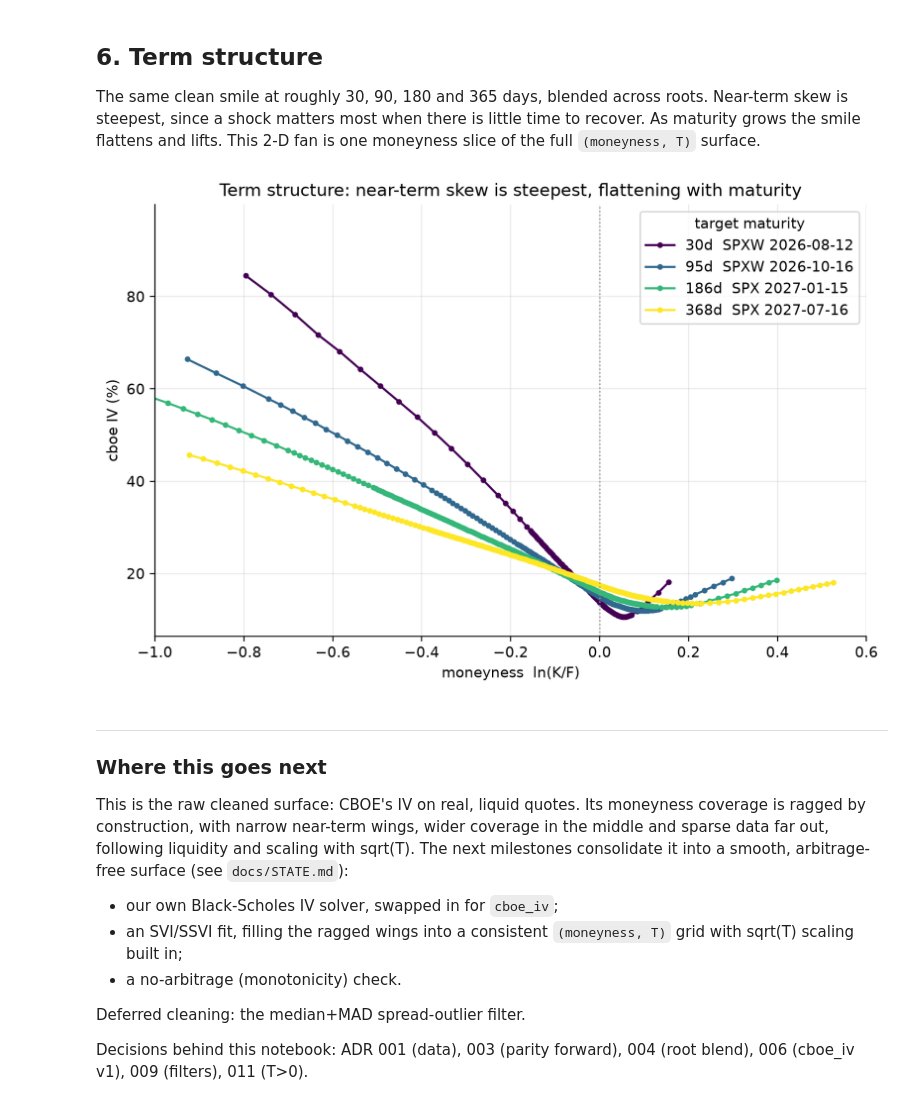
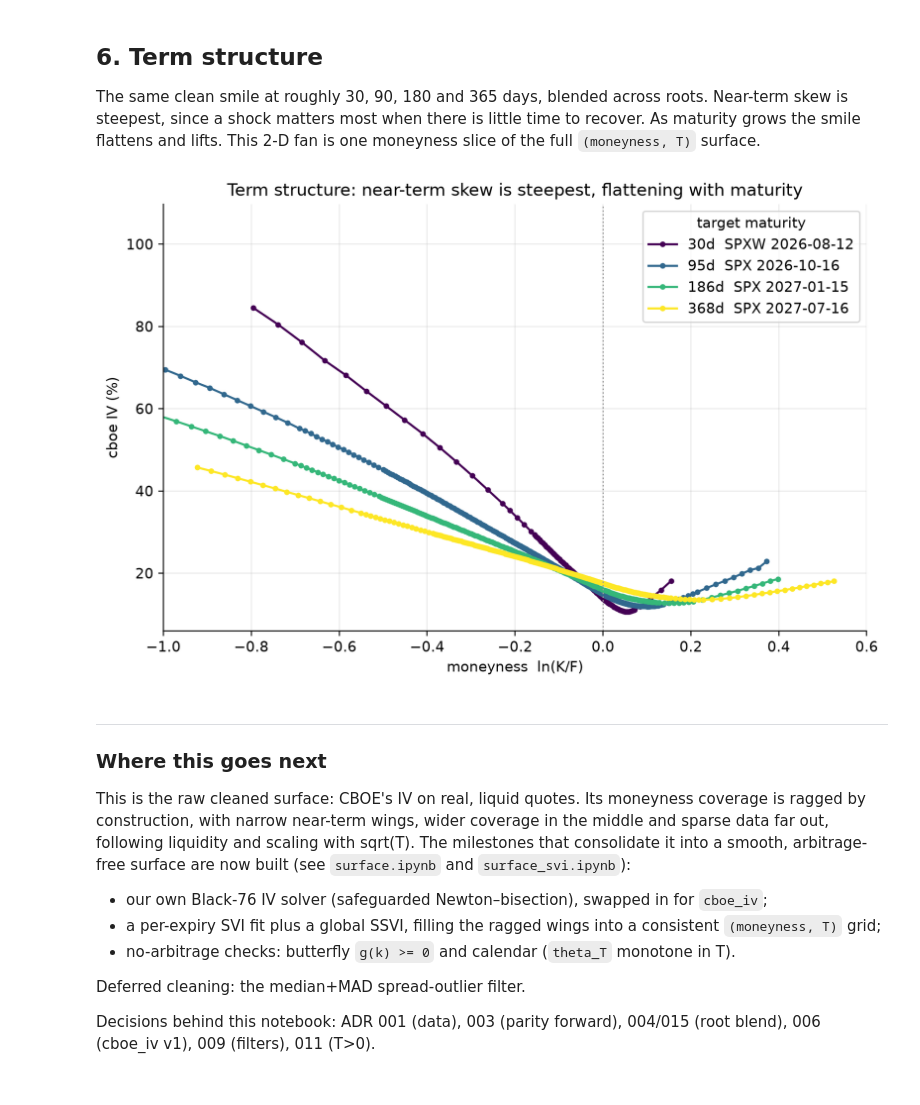
Before and after one commit to bsinek/quant-research, a Jupyter notebook: vol-surface/notebooks/eda.ipynb, the cells around one changed output. Cells and saved outputs as stored; diff of their text form; code cells hidden in the pictures.

```diff
--- a/vol-surface/notebooks/eda.ipynb
+++ b/vol-surface/notebooks/eda.ipynb
@@ -75,9 +72,11 @@ def build_clean(frame, r: float = 0.04):
     """Raw chain -> clean OTM quotes on a moneyness axis (the v1 pipeline, ADR 009/011).
 
     bid/ask>0 + T>0  ->  parity forward per expiry  ->  keep the OTM side  ->  moneyness
-    m = ln(K/F). Adds columns F and m. (Trade-count filters,
-    staleness and volume, are dropped from v1: they discard tight never-traded quotes, which are fine off the mid.
-    A spread-based liquidity filter is the deferred next step.)
+    m = ln(K/F). Adds columns F and m. Keeps BOTH roots — the coverage (§1) and convergence
+    (§2) sections need them; the surface's per-expiry root choice is applied separately by
+    `blend_roots`. (Trade-count filters, staleness and volume, are dropped from v1: they
+    discard tight never-traded quotes, which are fine off the mid. A spread-based liquidity
+    filter is the deferred next step.)
     """
     d = frame[bidask_mask(frame) & expiry_mask(frame)].copy()
     d["F"] = d["expiry"].map(forward_by_expiry(d, r))
@@ -88,9 +87,10 @@ def build_clean(frame, r: float = 0.04):
 
 
 def pick_slice(clean, target_days: int):
-    """Nearest-to-target expiry, preferring SPXW on overlap (the root-blend rule, ADR 004).
+    """Nearest-to-target expiry and its OTM slice, from a one-root-per-expiry frame.
 
-    Returns (expiry, days, slice_frame, root).
+    Fed `BLENDED` (post-`blend_roots`), so the root it returns is the surface's actual choice
+    for that expiry — SPXW near, SPX beyond 60d (ADR 015). Returns (expiry, days, slice, root).
     """
     exp = nearest_expiry(clean["expiry"], target_days)
     sl = clean[clean["expiry"] == exp]
@@ -98,6 +98,8 @@ def pick_slice(clean, target_days: int):
     return exp, days_to(exp), sl[sl["root"] == root], root
 
 
-CLEAN = build_clean(df)
-print(f"clean OTM quotes: {len(CLEAN):,} across {CLEAN['expiry'].nunique()} expiries")
+CLEAN = build_clean(df)                       # both roots, for coverage + convergence
+BLENDED = blend_roots(CLEAN)                  # one root per expiry: SPXW <=60d, richest beyond (ADR 015)
+print(f"clean OTM quotes: {len(CLEAN):,} (both roots) -> {len(BLENDED):,} after root blend, "
+      f"across {BLENDED['expiry'].nunique()} expiries")
 # %% [output]
@@ -276,7 +283,7 @@ surface gets built from.
 The downward slope to the left is the equity skew. Crash protection is bid up, so
 out-of-the-money puts carry higher IV than calls.
 # %%
-_, _, sl30, _ = pick_slice(CLEAN, 30)
+_, _, sl30, _ = pick_slice(BLENDED, 30)
 fig, ax = plt.subplots(figsize=(9, 5))
 for t, c, lab in [("P", C_PUT, "put"), ("C", C_CALL, "call")]:
     s = sl30[sl30["type"] == t].sort_values("m")
@@ -300,37 +307,38 @@ maturity grows the smile flattens and lifts. This 2-D fan is one moneyness slice
 # %%
 targets = [30, 90, 180, 365]
 cmap = plt.get_cmap("viridis")
 fig, ax = plt.subplots(figsize=(9, 5.5))
 for i, td in enumerate(targets):
-    exp, dd, sl, root = pick_slice(CLEAN, td)
+    exp, dd, sl, root = pick_slice(BLENDED, td)
     s = sl.sort_values("m")
     ax.plot(s["m"], s["cboe_iv"] * 100, "-o", ms=3,
             color=cmap(i / (len(targets) - 1)),
             label=f"{dd}d  {root} {pd.Timestamp(exp).date()}")
 ax.axvline(0, color="#999", lw=1, ls=":")
 ax.set_xlim(-1.0, 0.6)
 ax.set_xlabel("moneyness  ln(K/F)")
 ax.set_ylabel("cboe IV (%)")
 ax.set_title("Term structure: near-term skew is steepest, flattening with maturity")
 ax.legend(title="target maturity")
 plt.show()
 # %% [output]
-[figure, old version]
+[figure, new version]
 # %% [markdown]
 ---
 ### Where this goes next
 
 This is the raw cleaned surface: CBOE's IV on real, liquid quotes. Its moneyness coverage is
 ragged by construction, with narrow near-term wings, wider coverage in the middle and sparse
-data far out, following liquidity and scaling with sqrt(T). The next milestones consolidate
-it into a smooth, arbitrage-free surface (see `docs/STATE.md`):
+data far out, following liquidity and scaling with sqrt(T). The milestones that consolidate
+it into a smooth, arbitrage-free surface are now built (see `surface.ipynb` and
+`surface_svi.ipynb`):
 
-- our own Black-Scholes IV solver, swapped in for `cboe_iv`;
-- an SVI/SSVI fit, filling the ragged wings into a consistent `(moneyness, T)` grid with
-  sqrt(T) scaling built in;
-- a no-arbitrage (monotonicity) check.
+- our own Black-76 IV solver (safeguarded Newton–bisection), swapped in for `cboe_iv`;
+- a per-expiry SVI fit plus a global SSVI, filling the ragged wings into a consistent
+  `(moneyness, T)` grid;
+- no-arbitrage checks: butterfly `g(k) >= 0` and calendar (`theta_T` monotone in T).
 
 Deferred cleaning: the median+MAD spread-outlier filter.
 
-Decisions behind this notebook: ADR 001 (data), 003 (parity forward), 004 (root blend),
+Decisions behind this notebook: ADR 001 (data), 003 (parity forward), 004/015 (root blend),
 006 (cboe_iv v1), 009 (filters), 011 (T>0).
```
Also changed, not shown: parts of 5 cells of this notebook, 7 other files.
